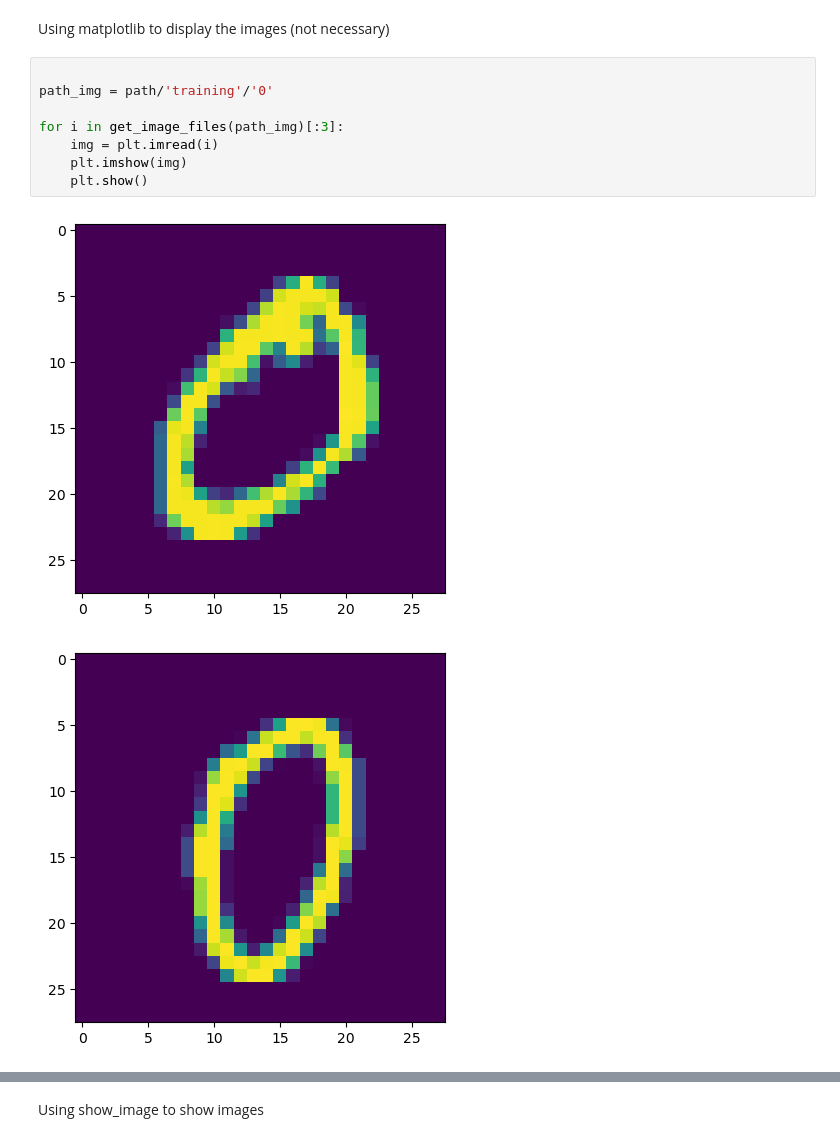
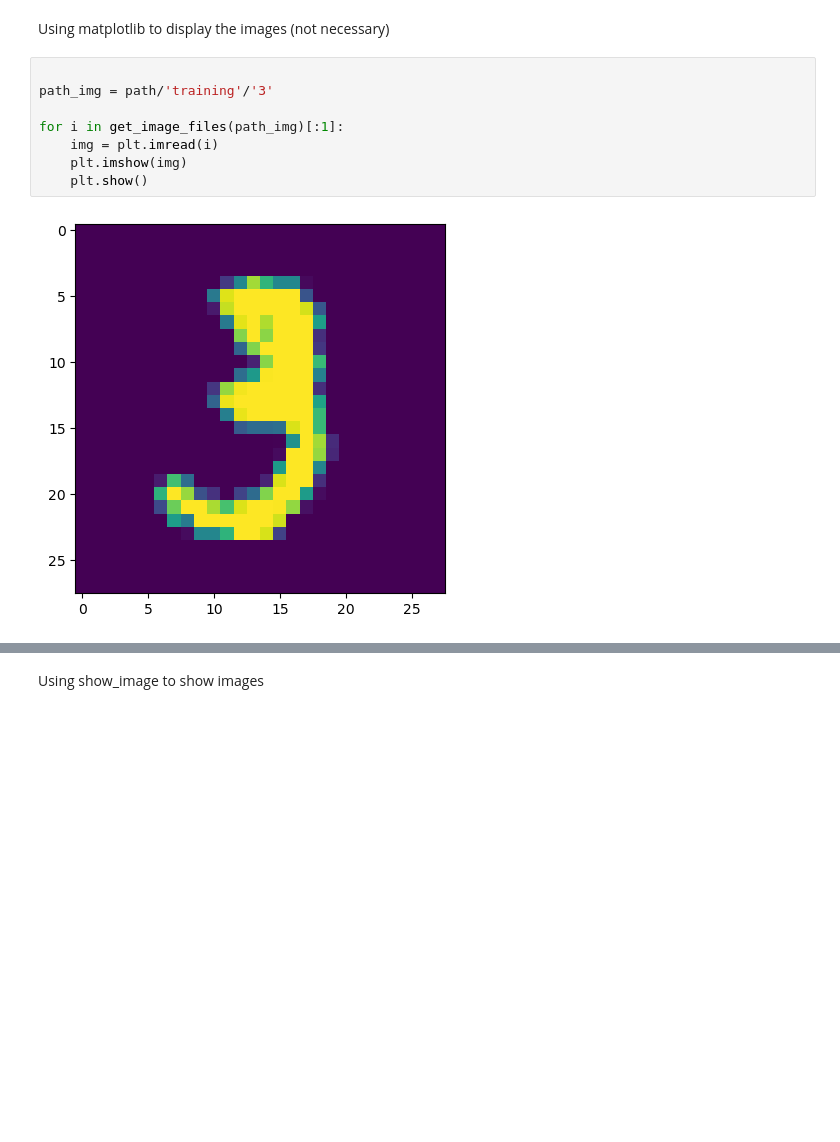
Before and after one commit to Arjun-G-Ravi/Basic-AI-Projects, a Jupyter notebook: MNISTClassification.ipynb, the cells around one changed output, grey strips where cells are left out. Drawn from its saved outputs; the diff is of its cells as text; blank space fills up the shorter version.

```diff
--- a/MNISTClassification.ipynb
+++ b/MNISTClassification.ipynb
@@ -46,12 +45,11 @@ for i in range(3):
 Using matplotlib to display the images (not necessary)
 # %%
 
-path_img = path/'training'/'0'
+path_img = path/'training'/'3'
 
-for i in get_image_files(path_img)[:3]:
+for i in get_image_files(path_img)[:1]:
     img = plt.imread(i)
     plt.imshow(img)
     plt.show()
 # %% [output]
-[figure, old version]
+[figure, new version]
-[figure, removed]
```
Also changed, not shown: parts of 19 cells of this notebook.
